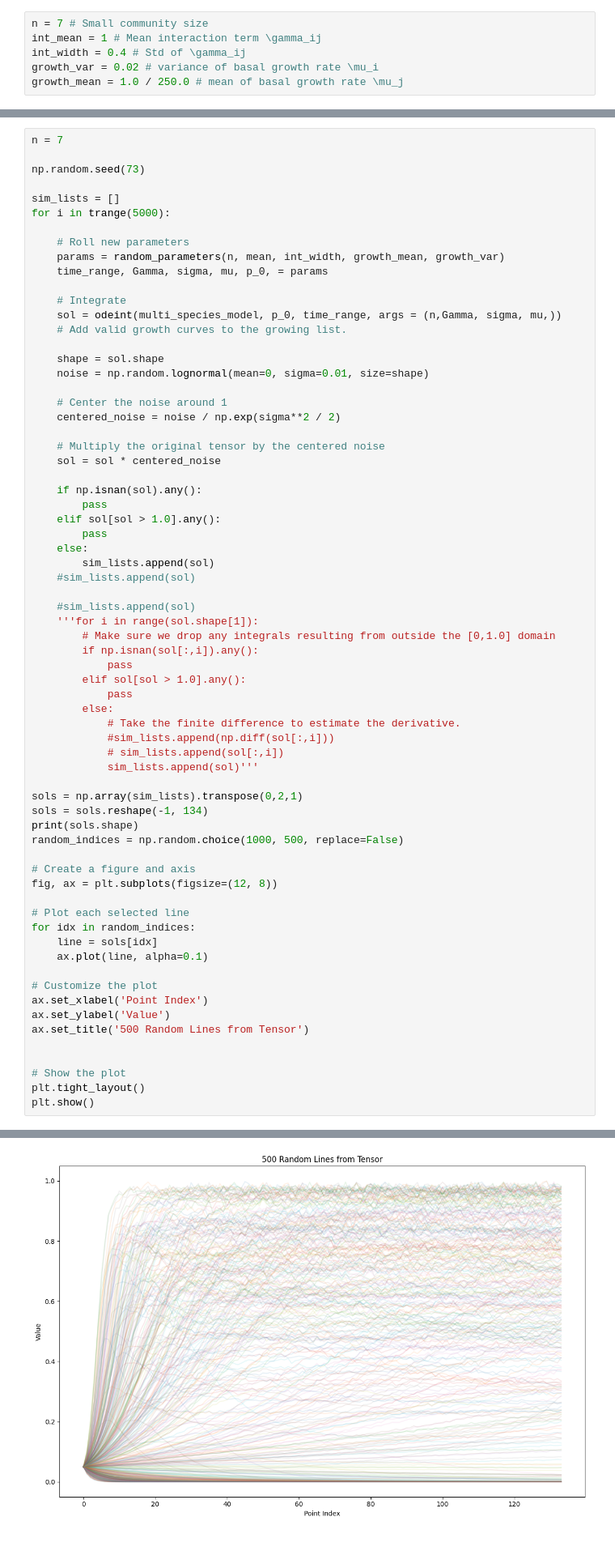
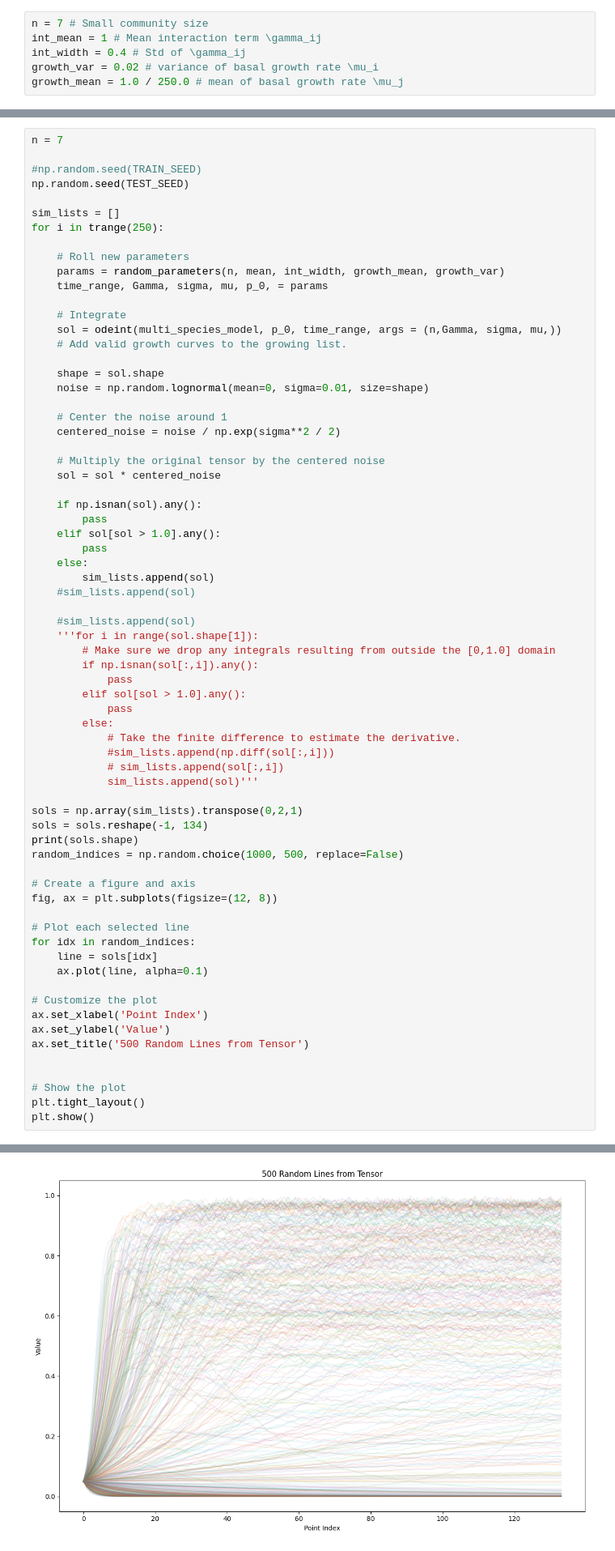
Before and after one commit to CarlosMari/TimeSeries, a Jupyter notebook: data_generation/familydata.ipynb, the cells around one changed output, grey strips where cells are left out. Shown at 81% size. Drawn from its saved outputs; the diff is of its cells as text.

Commit message:
Test dataset

```diff
--- a/data_generation/familydata.ipynb
+++ b/data_generation/familydata.ipynb
@@ -80,10 +84,11 @@ plt.show()
 # %%
 n = 7
 
-np.random.seed(73)
+#np.random.seed(TRAIN_SEED)
+np.random.seed(TEST_SEED)
 
 sim_lists = []
-for i in trange(5000):
+for i in trange(250):
 
     # Roll new parameters
     params = random_parameters(n, mean, int_width, growth_mean, growth_var)
@@ -150,4 +155,4 @@ plt.show()
-[figure, old version]
+[figure, new version]
 # %%
 fig, axs = plt.subplots(10,10, figsize = (10,10), sharex = True, sharey = True)
 axs = axs.flatten()
```
Also changed, not shown: parts of 5 cells of this notebook, 1 other file.
